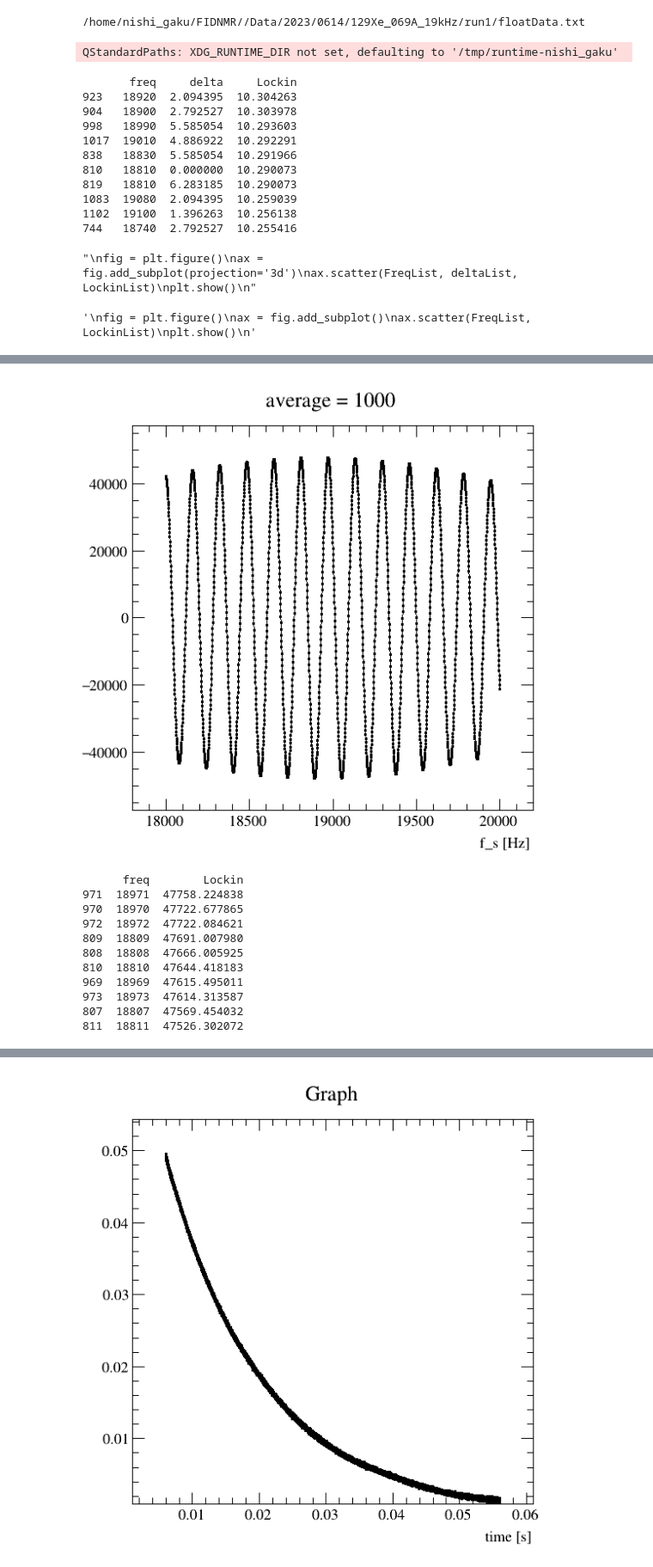
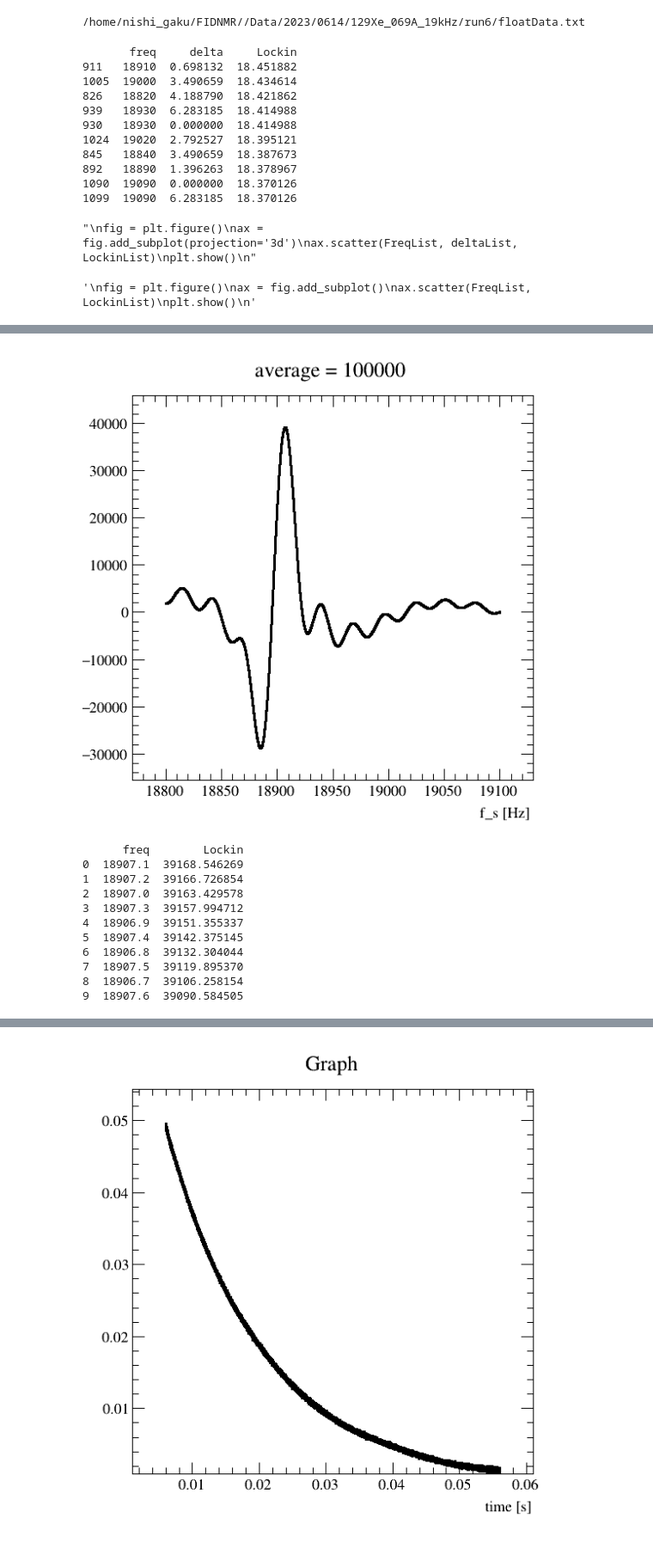
Before and after one commit to GakutaroNishimura/FIDNMR, a Jupyter notebook: FindFreqLockin.ipynb, the cells around one changed output, grey strips where cells are left out. Shown at 86% size. Cells and saved outputs as stored; diff of their text form; code cells hidden in the pictures.

Commit message:
fit to determine the freq

```diff
--- a/FindFreqLockin.ipynb
+++ b/FindFreqLockin.ipynb
@@ -16,8 +17,8 @@ Welcome to JupyROOT 6.26/06
 Bin_or_Float = conf.Bin_or_Float
 
 if Bin_or_Float == "Float":
-    print(conf.DataPath)
-    df = pd.read_table(conf.DataPath, sep=" ", names = ["time", "signal"])
+    print(conf.DataName)
+    df = pd.read_table(conf.DataName, sep=" ", names = ["time", "signal"])
     Time = np.array(df.time, dtype="d")
     V_mean = np.array(df.signal, dtype="d")
 
@@ -47,8 +48,7 @@ else:
 
     V_mean = V_mean/len(data_list)
 # %% [output]
-/home/nishi_gaku/FIDNMR//Data/2023/0614/129Xe_069A_19kHz/run1/floatData.txt
+/home/nishi_gaku/FIDNMR//Data/2023/0614/129Xe_069A_19kHz/run6/floatData.txt
-QStandardPaths: XDG_RUNTIME_DIR not set, defaulting to '/tmp/runtime-nishi_gaku'
 # %%
 def FindFreqDeltaLockin(StartF, EndF, Naverage, Time, V_mean):
     FreqList = []
@@ -72,7 +72,8 @@ def FindFreqDeltaLockin(StartF, EndF, Naverage, Time, V_mean):
 def FindFreqLockin(StartF, EndF, dFreq, Naverage, Time, V_mean):
     FreqList = []
     LockinList = []
-    for f0 in range(StartF, EndF, dFreq):
+    #for f0 in range(StartF, EndF, dFreq):
+    for f0 in np.arange(StartF, EndF, dFreq):
         LockinValue = 0
         LockinValue0 = 0
         LockinValue90 = 0
@@ -123,7 +124,7 @@ def FinalLockin(f0, Delta, Nstart, Nend, Naverage, Time, V_mean):
             t_ave = (t0+t1)/2
             LockinValue0 += V_mean[i]*math.cos(2*math.pi*f0*Time[i]+Delta)
             #LockinValue90 += V_mean[i]*math.cos(2*math.pi*f0*Time[i]+Delta+math.pi/2)
-        LockinValue = math.sqrt(LockinValue0**2 + LockinValue90**2)
+        #LockinValue = math.sqrt(LockinValue0**2 + LockinValue90**2)
         aveTime.append(t_ave)
         #LockinList.append(LockinValue/(t1-t0))
         LockinList.append(LockinValue0/(t1-t0))
@@ -144,16 +145,16 @@ plt.show()
 """
 # %% [output]
        freq     delta     Lockin
-923   18920  2.094395  10.304263
-904   18900  2.792527  10.303978
-998   18990  5.585054  10.293603
-1017  19010  4.886922  10.292291
-838   18830  5.585054  10.291966
-810   18810  0.000000  10.290073
-819   18810  6.283185  10.290073
-1083  19080  2.094395  10.259039
-1102  19100  1.396263  10.256138
-744   18740  2.792527  10.255416
+911   18910  0.698132  18.451882
+1005  19000  3.490659  18.434614
+826   18820  4.188790  18.421862
+939   18930  6.283185  18.414988
+930   18930  0.000000  18.414988
+1024  19020  2.792527  18.395121
+845   18840  3.490659  18.387673
+892   18890  1.396263  18.378967
+1090  19090  0.000000  18.370126
+1099  19090  6.283185  18.370126
 "\nfig = plt.figure()\nax = fig.add_subplot(projection='3d')\nax.scatter(FreqList, deltaList, LockinList)\nplt.show()\n"
 # %%
 fig = plt.figure()
@@ -162,9 +163,9 @@ ax.scatter(FreqList, deltaList, LockinList)
 plt.show()
 # %%
 #Naverage = len(Time)
-Naverage = 1000
+FreqDeltaNaverage = 100000
 
-FreqList, LockinList = FindFreqLockin(18000, 20000, 1, Naverage, Time, V_mean)
+FreqList, LockinList = FindFreqLockin(18800, 19100, 0.1, FreqDeltaNaverage, Time, V_mean)
 """
 fig = plt.figure()
 ax = fig.add_subplot()
@@ -179,7 +180,7 @@ gr = ROOT.TGraph(len(FreqList), np.array(FreqList, dtype="d"), np.array(LockinLi
 gr.Draw("APL")
 gr.SetMarkerStyle(7)
 gr.SetMarkerSize(10)
-gr.SetTitle("average = %d"%Naverage)
+gr.SetTitle("average = %d"%FreqDeltaNaverage)
 gr.GetXaxis().SetTitle("f_s [Hz]")
 #c1 = ROOT.gROOT.FindObject("c1")
 c1.Draw("same")
@@ -188,19 +190,21 @@ c1.Draw("same")
-[figure, old version]
+[figure, new version]
 # %%
 df = pd.DataFrame({"freq": FreqList, "Lockin": LockinList})
 df_s = df.sort_values(by = "Lockin", ascending=False)
-print(df_s[:10])
+df_r = df_s.reset_index(drop=True)
+F0 = df_r.freq[0]
+print(df_r[:10])
 # %% [output]
       freq        Lockin
-971  18971  47758.224838
-970  18970  47722.677865
-972  18972  47722.084621
-809  18809  47691.007980
-808  18808  47666.005925
-810  18810  47644.418183
-969  18969  47615.495011
-973  18973  47614.313587
-807  18807  47569.454032
-811  18811  47526.302072
+0  18907.1  39168.546269
+1  18907.2  39166.726854
+2  18907.0  39163.429578
+3  18907.3  39157.994712
+4  18906.9  39151.355337
+5  18907.4  39142.375145
+6  18906.8  39132.304044
+7  18907.5  39119.895370
+8  18906.7  39106.258154
+9  18907.6  39090.584505
 # %%
 #Naverage = 100000
```
Also changed, not shown: parts of 7 cells of this notebook, 4 other files.
